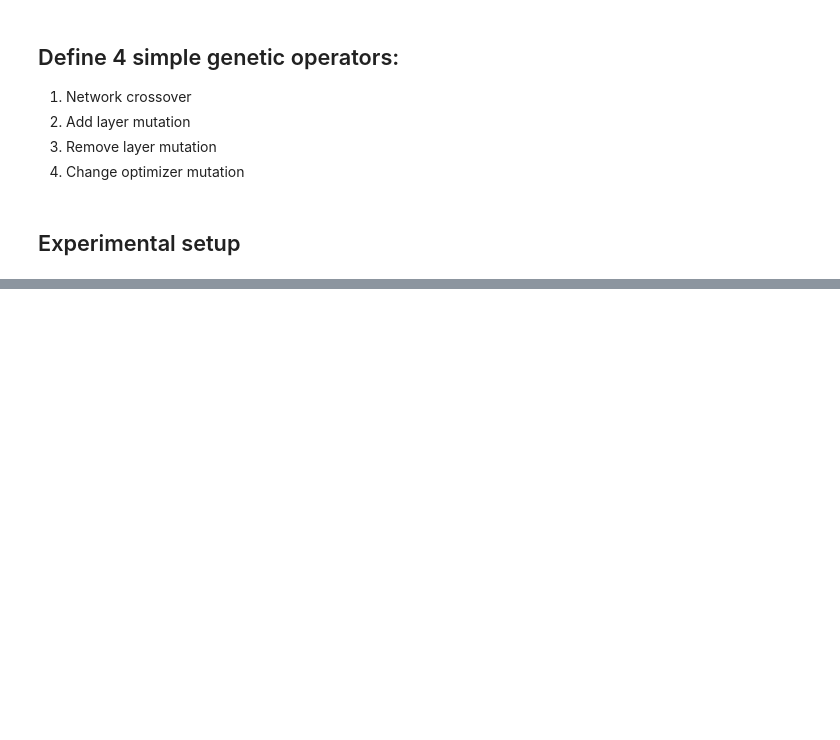
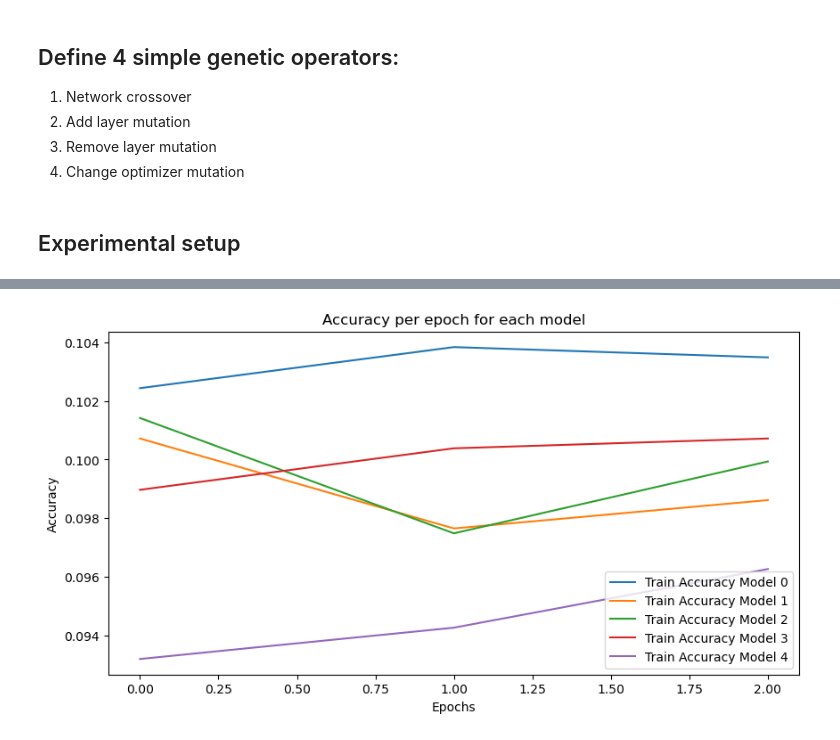
Before and after one commit to rafdinis/NeuroEvolution2, a Jupyter notebook: NeuroEvolution - HW2.ipynb, the cells around one changed output, grey strips where cells are left out. Drawn from its saved outputs; the diff is of its cells as text; code cells hidden in the pictures; blank space fills up the shorter version.

```diff
--- a/NeuroEvolution - HW2.ipynb
+++ b/NeuroEvolution - HW2.ipynb
@@ -337,0 +404,20 @@ Epoch 4  Accuracy 0.1041
+# %%
+def initialize_population(genotype=None, phenotype=None):
+    return ([DeepNetwork(None,None) for _ in range(5)])
+
+def initialize_pop_op():
+    return ([DeepOptimizer for _ in range(5)])
+
+
+pop=initialize_population(None, None)
+pop_op=initialize_pop_op()
+
+iter=0
+for i in pop:
+    i.generate_random_genotype(28*28,10)
+    i.genotype_to_phenotype(i.genotype)
+    abc=i.phenotype.parameters()
+    indiv=pop_op[iter]
+    indiv.set_random_genotype(indiv)
+    indiv.genotype_to_phenotype(indiv, abc)
+    iter+=1
@@ -337,0 +433,37 @@ Epoch 4  Accuracy 0.1041
+# %%
+import matplotlib.pyplot as plt
+
+loss_fn = nn.CrossEntropyLoss()
+num_epochs = 3
+
+# Initialize accuracy history for each model
+accuracy_hist = {i: [] for i in range(len(pop))}
+
+for model_index in range(len(pop)):
+    model = pop[model_index].phenotype
+    optimizer = pop_op[model_index].phenotype
+    for epoch in range(num_epochs):
+        accuracy_hist_train = 0
+        for x_batch, y_batch in train_loader:
+            x_batch = x_batch.view(x_batch.size(0), -1)  # flatten the input
+            pred = model(x_batch)
+            loss = loss_fn(pred, y_batch)
+            loss.backward()
+            optimizer.step()
+            optimizer.zero_grad()
+            is_correct = (torch.argmax(pred, dim=1) == y_batch).float()
+            accuracy_hist_train += is_correct.sum()
+        accuracy_hist_train /= len(train_loader.dataset)
+        accuracy_hist[model_index].append(accuracy_hist_train)  # Save accuracy for this epoch
+        print(f'Model {model_index} Epoch {epoch}  Accuracy {accuracy_hist_train:.4f}')
+
+# Plot accuracy per epoch for each model
+plt.figure(figsize=(10,5))
+for model_index in range(len(pop)):
+    plt.plot(accuracy_hist[model_index], label=f'Train Accuracy Model {model_index}')
+plt.xlabel('Epochs')
+plt.ylabel('Accuracy')
+plt.title('Accuracy per epoch for each model')
+plt.legend()
+plt.show()
+# %% [output]
@@ -337,0 +485 @@ Epoch 4  Accuracy 0.1041
+[figure, added]
```
Also changed, not shown: parts of 21 cells of this notebook.
